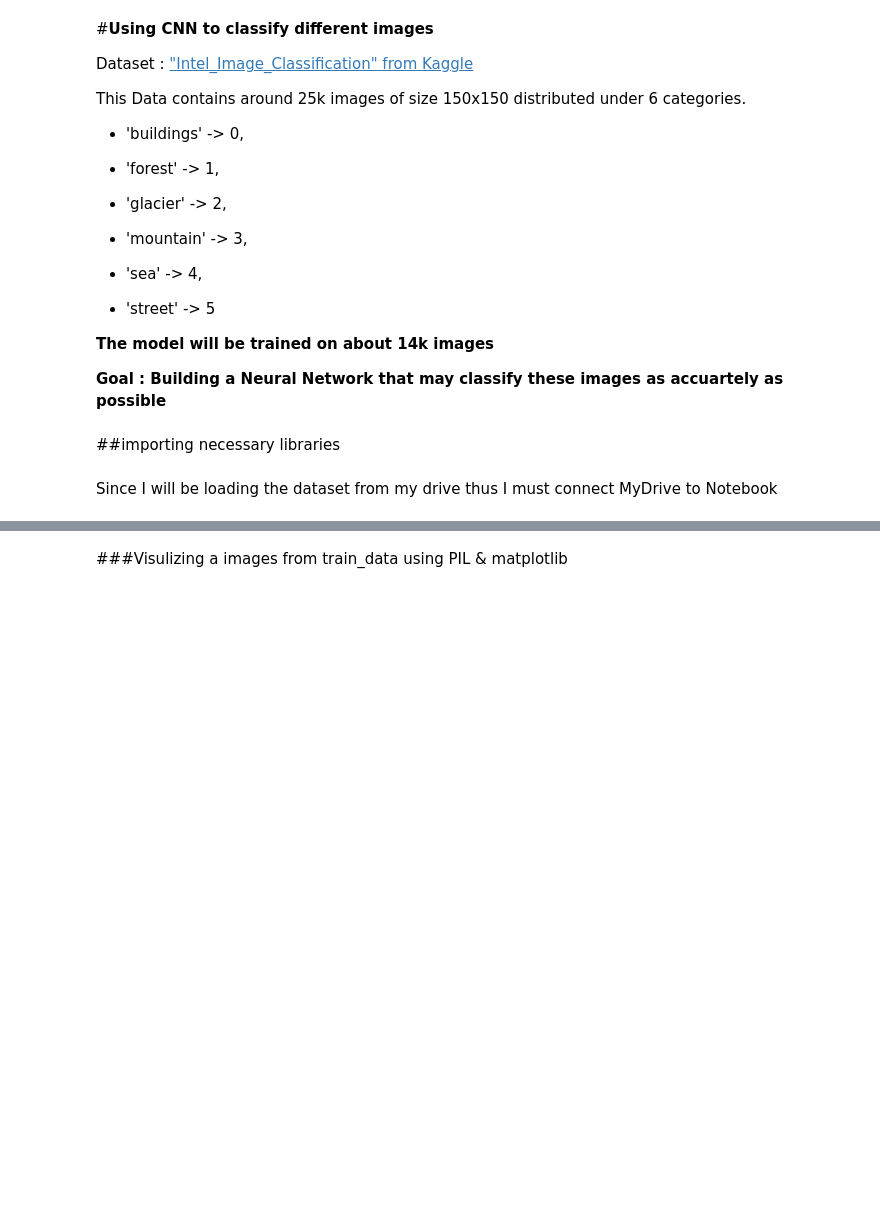
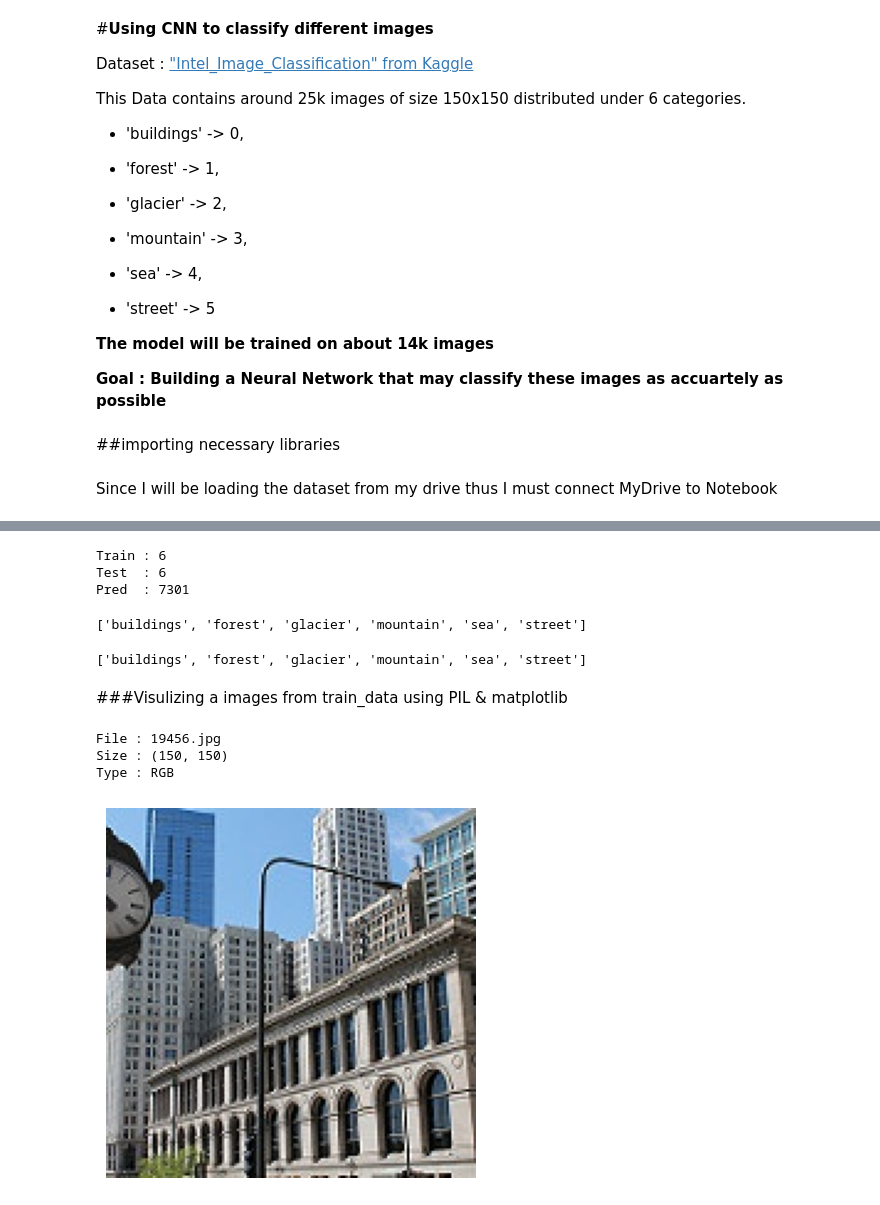
Before and after one commit to carbon-monoxidee/Image-Classification-with-CNN, a Jupyter notebook: Intel_Image_Classification_CNN_.ipynb, the cells around one changed output, grey strips where cells are left out. Drawn from its saved outputs; the diff is of its cells as text; code cells hidden in the pictures; blank space fills up the shorter version.

```diff
--- a/Intel_Image_Classification_CNN_.ipynb
+++ b/Intel_Image_Classification_CNN_.ipynb
@@ -48,15 +65,38 @@ pred_data=r'/content/drive/MyDrive/Intel_Image_Classification/seg_pred'
 # %%
 print(
-    f'Train : {len(train_data)}\n'
-    f'Test  : {len(test_data)}\n'
-    f'Pred  : {len(pred_data)}'
+    f'Train : {len(os.listdir(train_path))}\n'
+    f'Test  : {len(os.listdir(test_path))}\n'
+    f'Pred  : {len(os.listdir(pred_path))}'
 )
+# %% [output]
+Train : 6
+Test  : 6
+Pred  : 7301
+# %%
+os.listdir('/content/drive/MyDrive/Intel_Image_Classification/seg_train/seg_train')
+# %% [output]
+['buildings', 'forest', 'glacier', 'mountain', 'sea', 'street']
+# %%
+os.listdir(test_path)
+# %% [output]
+['buildings', 'forest', 'glacier', 'mountain', 'sea', 'street']
 # %% [markdown]
 ###Visulizing a images from train_data using PIL & matplotlib
 # %%
-img_path=os.listdir('/content/drive/MyDrive/Intel_Image_Classification/seg_train')[:0]
-img=os.path.join(train_data,img_path)
-img=Image.open(img)
-plt.imshow(img)
+img_path=os.listdir('/content/drive/MyDrive/Intel_Image_Classification/seg_train/seg_train/buildings')[0]
+img=os.path.join('/content/drive/MyDrive/Intel_Image_Classification/seg_train/seg_train/buildings', img_path)
+image=Image.open(img)
+print(
+    f'File : {img_path}\n'
+    f'Size : {image.size}\n'
+    f'Type : {image.mode}\n'
+)
+
+plt.imshow(image)
 plt.axis('off')
 plt.show()
+# %% [output]
+File : 19456.jpg
+Size : (150, 150)
+Type : RGB
+[figure, added]
```
Also changed, not shown: parts of 5 cells of this notebook.
